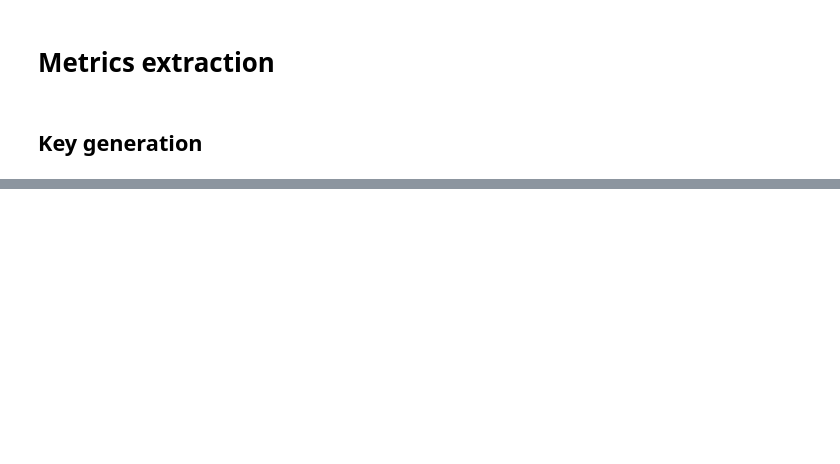
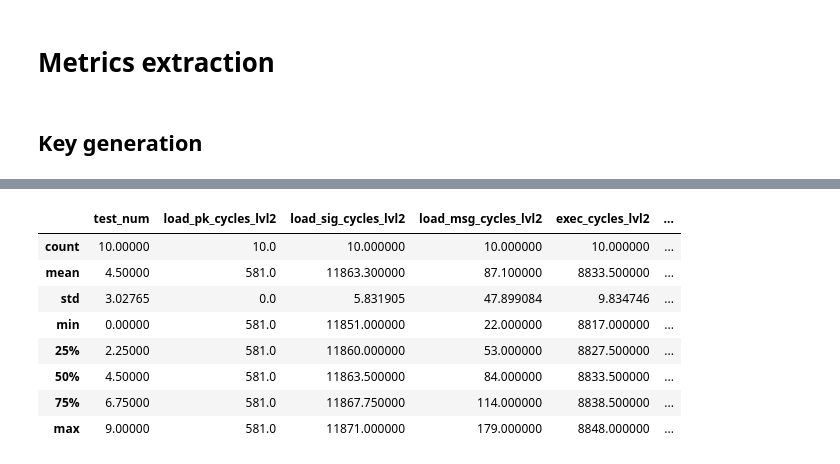
Before and after one commit to franos-cm/dilithium-comparison, a Jupyter notebook: tb/results/data_analysis.ipynb, the cells around one changed output, grey strips where cells are left out. Saved outputs shown, nothing was run; the diff lists cells and outputs as text; code cells hidden in the pictures; blank space fills up the shorter version.

Commit message:
UPDATE: data analysis and readme

```diff
--- a/tb/results/data_analysis.ipynb
+++ b/tb/results/data_analysis.ipynb
@@ -79,0 +84,3 @@ lr_keygen_df.describe()
+# %%
+hp_verify_df = hp_stats.get_verify_data()
+lr_verify_df = lr_stats.get_verify_data()
@@ -80 +99,13 @@ lr_keygen_df.describe()
+# %%
+lr_verify_df.describe()
+# %% [output]
+|  | test_num | load_pk_cycles_lvl2 | load_sig_cycles_lvl2 | load_msg_cycles_lvl2 | exec_cycles_lvl2 | ... |
+| count | 10.00000 | 10.0 | 10.000000 | 10.000000 | 10.000000 | ... |
+| mean | 4.50000 | 581.0 | 11863.300000 | 87.100000 | 8833.500000 | ... |
+| std | 3.02765 | 0.0 | 5.831905 | 47.899084 | 9.834746 | ... |
+| min | 0.00000 | 581.0 | 11851.000000 | 22.000000 | 8817.000000 | ... |
+| 25% | 2.25000 | 581.0 | 11860.000000 | 53.000000 | 8827.500000 | ... |
+| 50% | 4.50000 | 581.0 | 11863.500000 | 84.000000 | 8833.500000 | ... |
+| 75% | 6.75000 | 581.0 | 11867.750000 | 114.000000 | 8838.500000 | ... |
+| max | 9.00000 | 581.0 | 11871.000000 | 179.000000 | 8848.000000 | ... |
 # %% [markdown]
```
Also changed, not shown: parts of 14 cells of this notebook, 15 other files.
